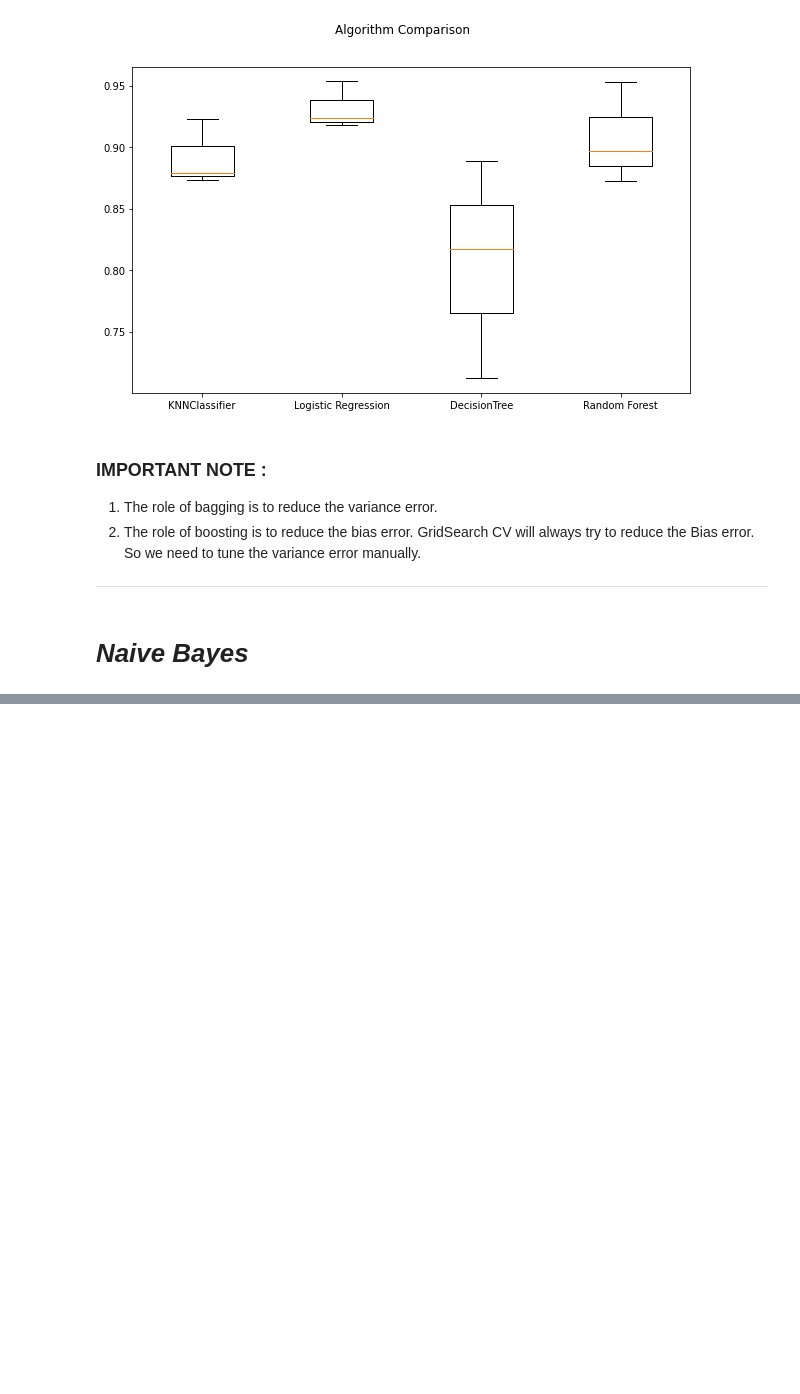
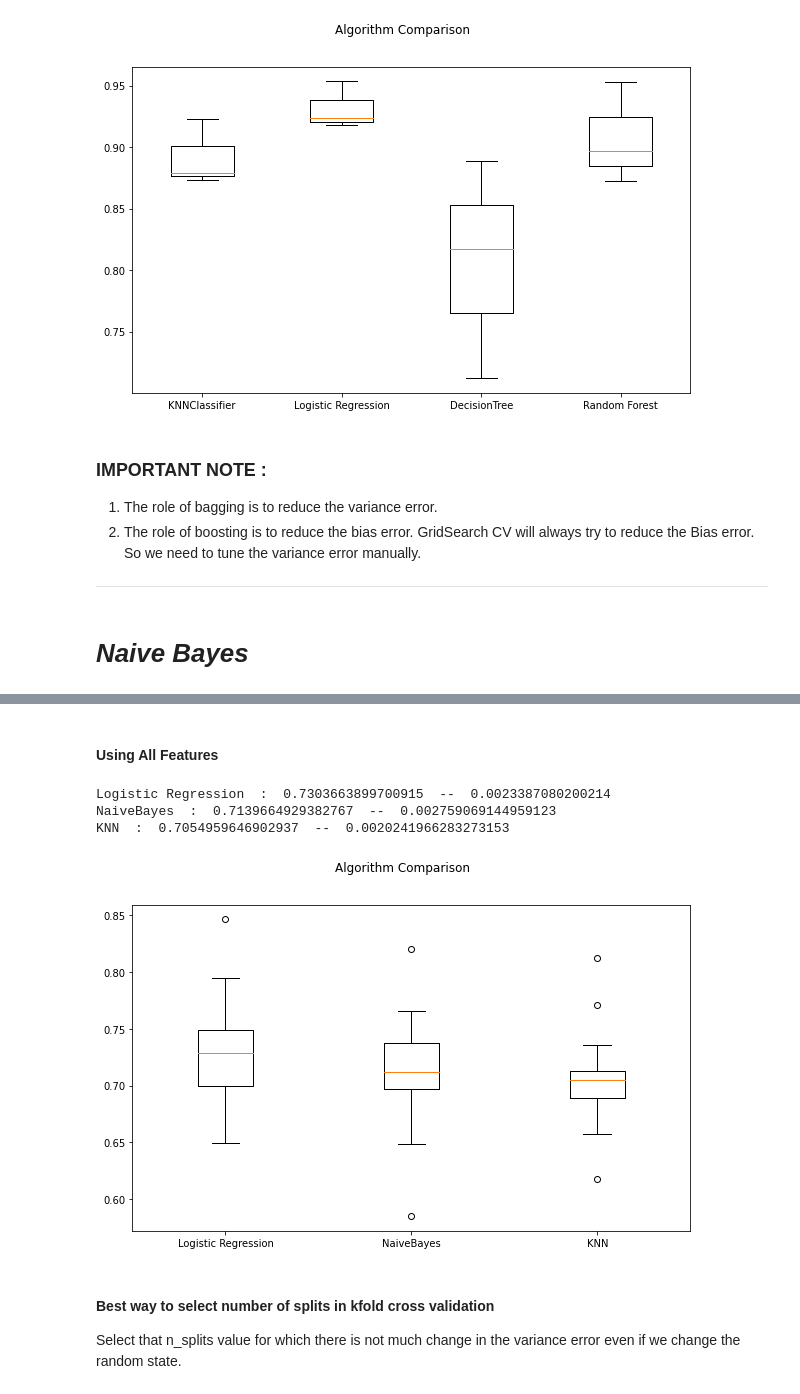
Before and after one commit to pratikasarkar/Supervised-Learning---Classification, a Jupyter notebook: Complete_Classification_Guide_By_Pratik_Asarkar.ipynb, the cells around one changed output, grey strips where cells are left out. Drawn from its saved outputs; the diff is of its cells as text; code cells hidden in the pictures; blank space fills up the shorter version.

```diff
--- a/Complete_Classification_Guide_By_Pratik_Asarkar.ipynb
+++ b/Complete_Classification_Guide_By_Pratik_Asarkar.ipynb
@@ -1359,0 +1559,26 @@ Random Forest  :  0.9073436054046548  --  0.0016871844134126847
+# %% [markdown]
+#### Using All Features
+# %%
+results = []
+names = []
+for name, model in models:
+  kfold = KFold(n_splits = 15,random_state = 0,shuffle = True)
+  cv_results = cross_val_score(model,X_all_scaled,y,cv = kfold,scoring='roc_auc')
+  results.append(cv_results)
+  names.append(name)
+  print(name,' : ',np.mean(cv_results),' -- ',np.var(cv_results,ddof = 1))
+
+fig = plt.figure(figsize=(10,6))
+fig.suptitle('Algorithm Comparison')
+ax = fig.add_subplot(111)
+plt.boxplot(results)
+ax.set_xticklabels(names)
+plt.show()
+# %% [output]
+Logistic Regression  :  0.7303663899700915  --  0.0023387080200214
+NaiveBayes  :  0.7139664929382767  --  0.002759069144959123
+KNN  :  0.7054959646902937  --  0.0020241966283273153
+[figure, added]
+# %% [markdown]
+#### Best way to select number of splits in kfold cross validation
+Select that n_splits value for which there is not much change in the variance error even if we change the random state.
```
Also changed, not shown: parts of 37 cells of this notebook.
